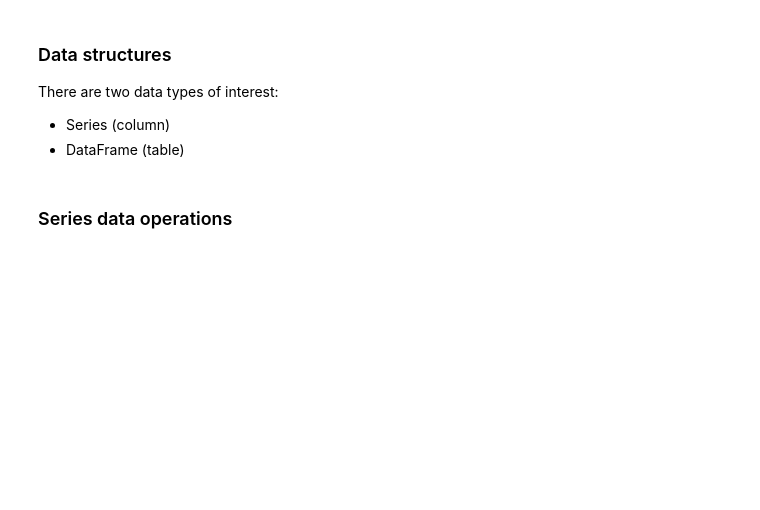
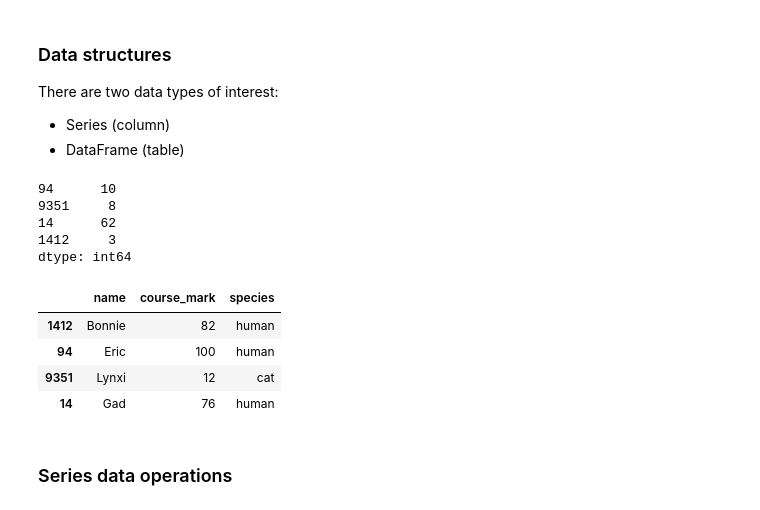
Before and after one commit to EricElmoznino/lighthouse_pandas_tutorial, a Jupyter notebook: pandas_tutorial.ipynb, the cells around one changed output. Cells and saved outputs as stored; diff of their text form; code cells hidden in the pictures; blank space fills up the shorter version.

```diff
--- a/pandas_tutorial.ipynb
+++ b/pandas_tutorial.ipynb
@@ -125,13 +124,27 @@ There are two data types of interest:
 # %%
 # One way to construct a Series
 series = pd.Series([10, 8, 62, 3], index=[94, 9351, 14, 1412])   # Optionally, can pass 'index' (row labels). Default will be 0, 1, 2, etc.
+series
+# %% [output]
+94      10
+9351     8
+14      62
+1412     3
+dtype: int64
 # %%
 # One way to construct a DataFrame
 df = pd.DataFrame({
     'name': ['Bonnie', 'Eric', 'Lynxi', 'Gad'],
     'course_mark': [82, 100, 12, 76],
     'species': ['human', 'human', 'cat', 'human']},
     index=[1412, 94, 9351, 14])
+df
+# %% [output]
+|  | name | course_mark | species |
+| 1412 | Bonnie | 82 | human |
+| 94 | Eric | 100 | human |
+| 9351 | Lynxi | 12 | cat |
+| 14 | Gad | 76 | human |
 # %% [markdown]
 ### Series data operations
 # %%
```
Also changed, not shown: parts of 3 cells of this notebook.
